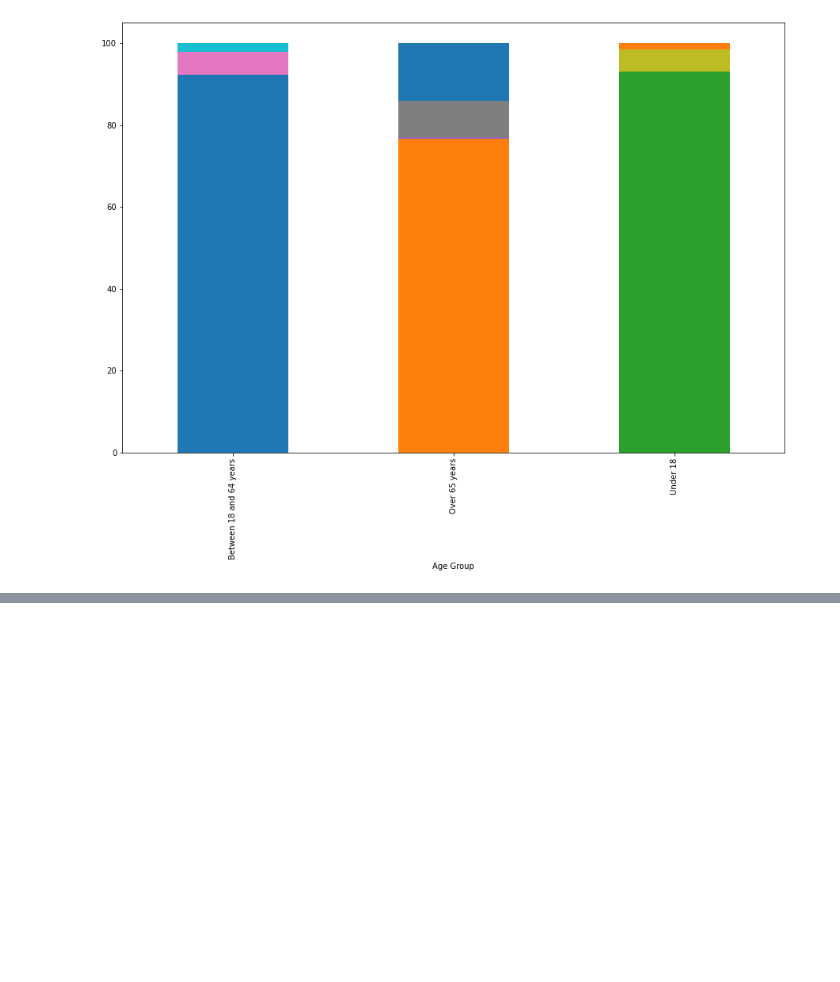
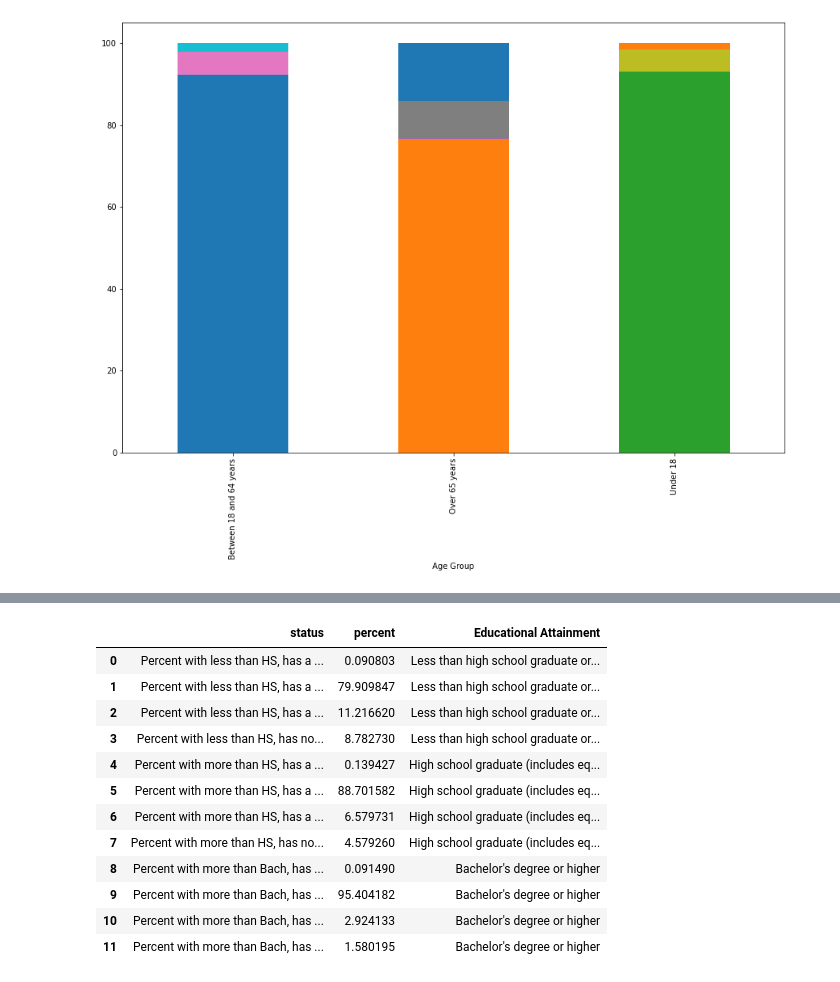
Before and after one commit to cristemc/up206a-michael, a Jupyter notebook: Week_04/visualization explorations.ipynb, the cells around one changed output, grey strips where cells are left out. Drawn from its saved outputs; the diff is of its cells as text; code cells hidden in the pictures; blank space fills up the shorter version.

```diff
--- a/Week_04/visualization explorations.ipynb
+++ b/Week_04/visualization explorations.ipynb
@@ -340,0 +412,3 @@ age_adopt_b.groupby(['Age Group','status']).percent.first().unstack().plot(
+# %%
+educ_adopt = educ_adopt[educ_adopt_col2keep]
+list(educ_adopt)
@@ -340,0 +530,17 @@ age_adopt_b.groupby(['Age Group','status']).percent.first().unstack().plot(
+# %%
+temp2.loc[:,'Educational Attainment'] = level_col
+temp2
+# %% [output]
+|  | status | percent | Educational Attainment |
+| 0 | Percent with less than HS, has a ... | 0.090803 | Less than high school graduate or... |
+| 1 | Percent with less than HS, has a ... | 79.909847 | Less than high school graduate or... |
+| 2 | Percent with less than HS, has a ... | 11.216620 | Less than high school graduate or... |
+| 3 | Percent with less than HS, has no... | 8.782730 | Less than high school graduate or... |
+| 4 | Percent with more than HS, has a ... | 0.139427 | High school graduate (includes eq... |
+| 5 | Percent with more than HS, has a ... | 88.701582 | High school graduate (includes eq... |
+| 6 | Percent with more than HS, has a ... | 6.579731 | High school graduate (includes eq... |
+| 7 | Percent with more than HS, has no... | 4.579260 | High school graduate (includes eq... |
+| 8 | Percent with more than Bach, has ... | 0.091490 | Bachelor's degree or higher |
+| 9 | Percent with more than Bach, has ... | 95.404182 | Bachelor's degree or higher |
+| 10 | Percent with more than Bach, has ... | 2.924133 | Bachelor's degree or higher |
+| 11 | Percent with more than Bach, has ... | 1.580195 | Bachelor's degree or higher |
```
Also changed, not shown: parts of 16 cells of this notebook.
